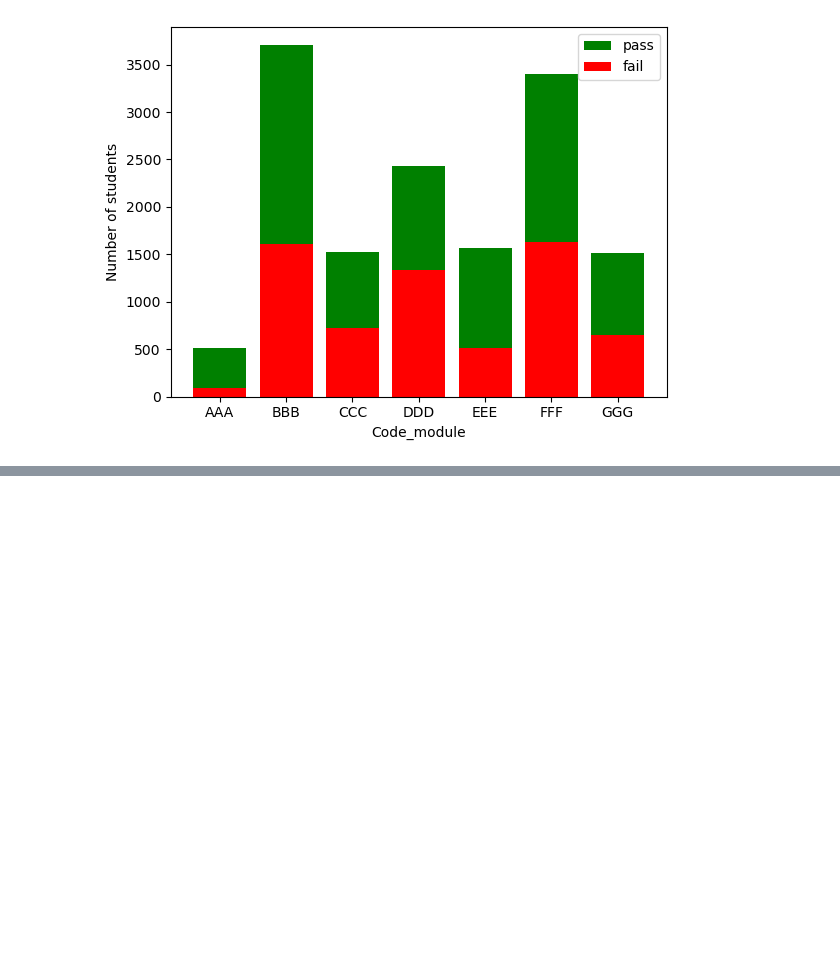
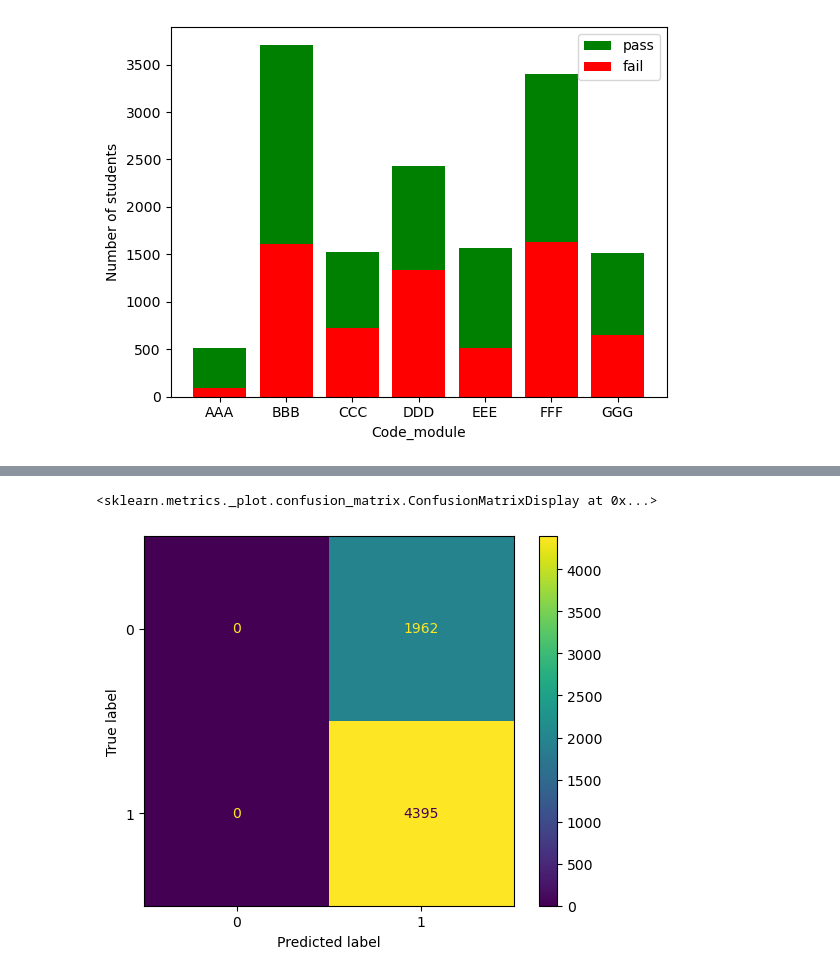
Before and after one commit to KatarinaIvic/IDS, a Jupyter notebook: Projektni zadatak .ipynb, the cells around one changed output, grey strips where cells are left out. Cells and saved outputs as stored; diff of their text form; code cells hidden in the pictures; blank space fills up the shorter version.

```diff
--- a/Projektni zadatak .ipynb
+++ b/Projektni zadatak .ipynb
@@ -605,0 +744,20 @@ Text(0, 0.5, 'Number of students')
+# %%
+#logistička regresija za daily activity
+feature_cols = ['daily_activity']
+X = pd.get_dummies(df_combined[feature_cols])
+y = df_combined.final_result_Pass
+
+#splitting the dataset into train and test
+X_train, X_test, y_train, y_test = train_test_split(X, y, test_size=0.30, random_state=42)
+
+#model
+logistic = LogisticRegression()
+logistic = logistic.fit(X_train, y_train)
+
+y_pred=logistic.predict(X_test)
+
+cm=confusion_matrix(y_test, y_pred)
+ConfusionMatrixDisplay(cm).plot()
+# %% [output]
+<sklearn.metrics._plot.confusion_matrix.ConfusionMatrixDisplay at 0x...>
+[figure, added]
```
Also changed, not shown: parts of 15 cells of this notebook.
